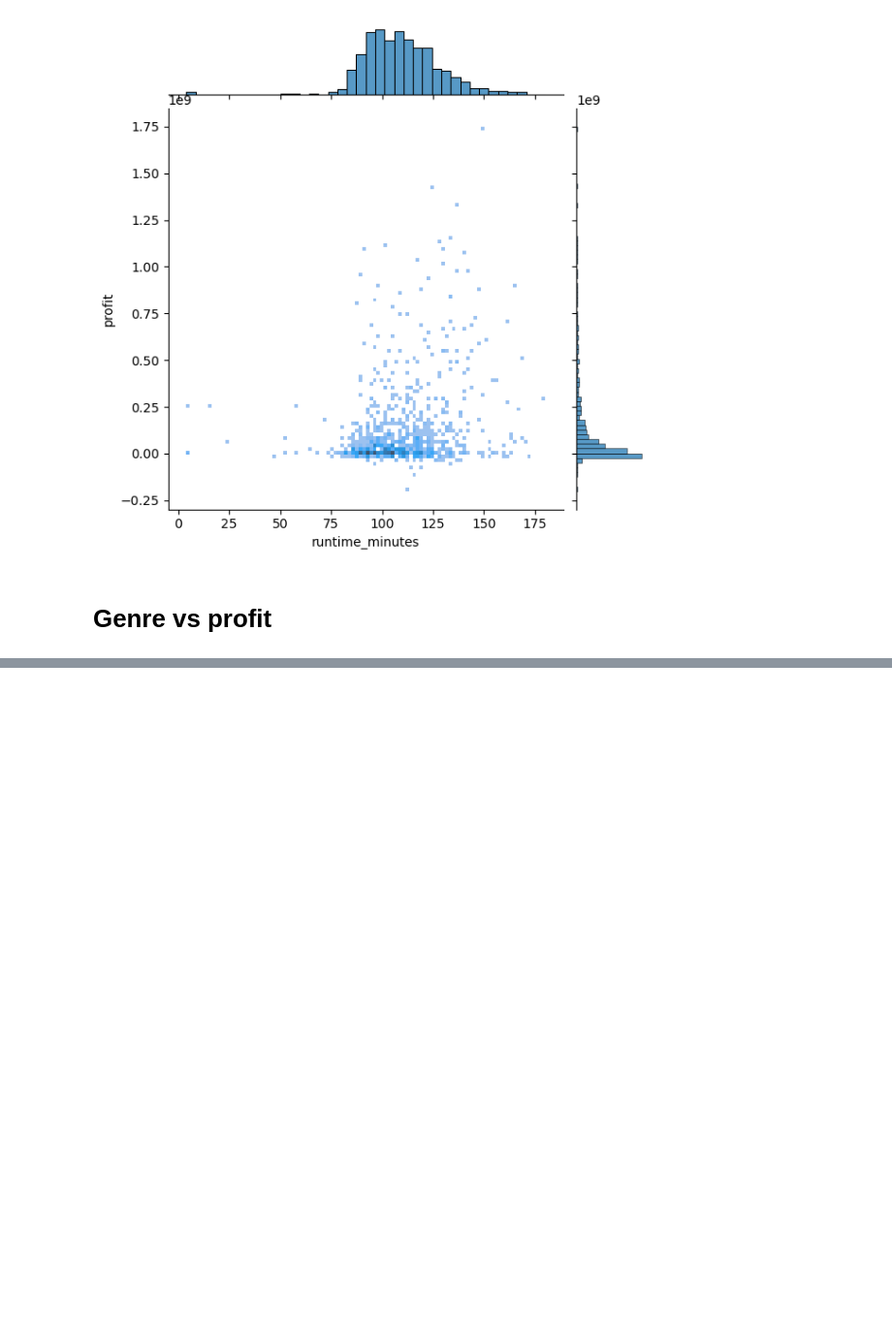
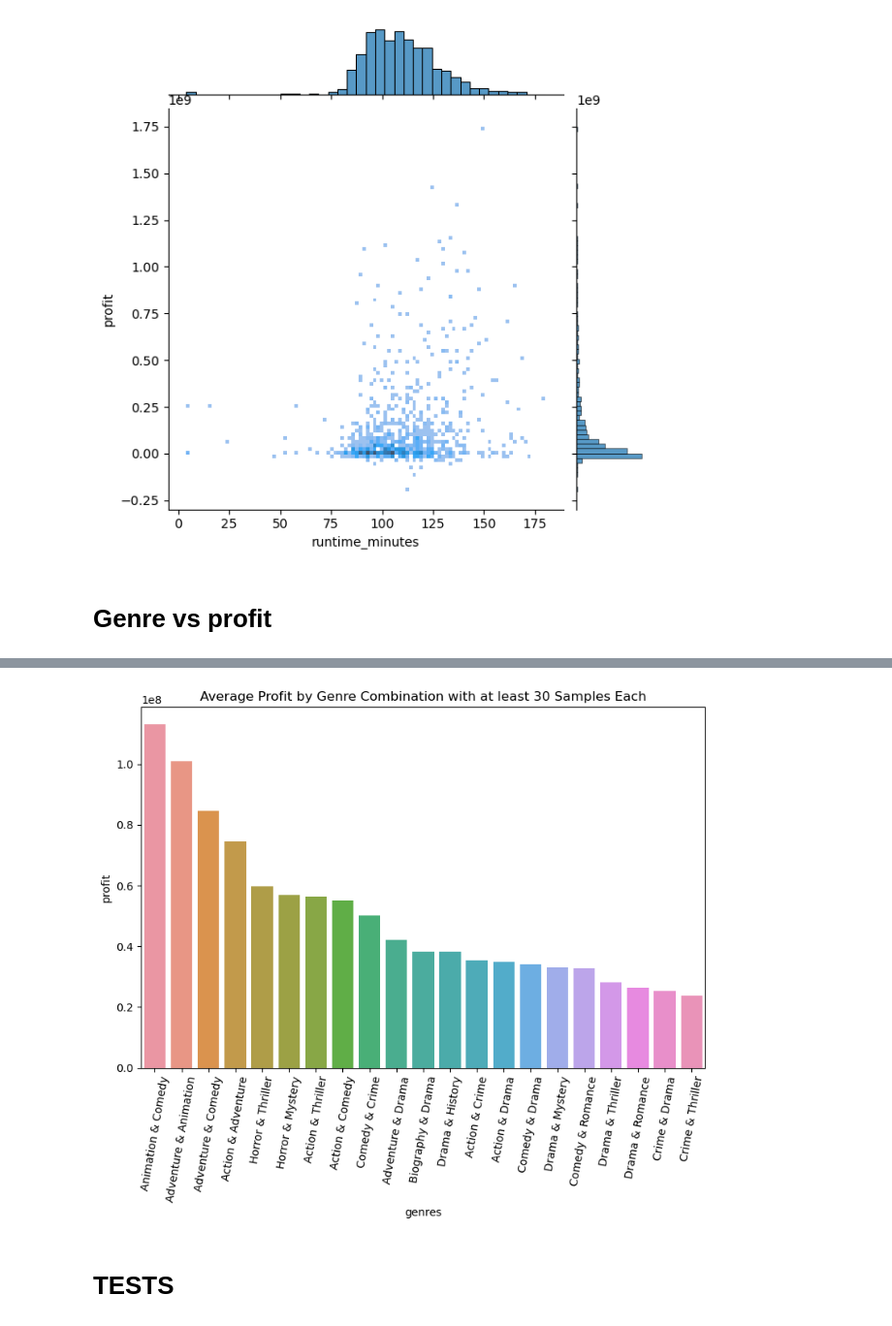
Before and after one commit to alexanderdaffara/Movies_Insights_EDA, a Jupyter notebook: Alex-Notebook.ipynb, the cells around one changed output, grey strips where cells are left out. Shown: that part at 97% size. Saved outputs shown, nothing was run; the diff lists cells and outputs as text; code cells hidden in the pictures; blank space fills up the shorter version.

```diff
--- a/Alex-Notebook.ipynb
+++ b/Alex-Notebook.ipynb
@@ -553,0 +499,32 @@ profit_genreTuples_df
+# %%
+# DATA FOR PROFIT PER GENRETUPLES WITH AT LEAST 30 SAMPLES EACH
+
+# reset grouped_tuples so its not just the top 20
+grouped_tuples_df = profit_genreTuples_df.groupby('genres').mean().sort_values(by='profit', ascending=False)
+
+# grouped_tuple_count_df has 129 unique genre-combo movies and single-genre movies (29 with over 30 samples)
+grouped_tuple_count_df = profit_genreTuples_df.groupby('genres').count()
+grouped_tuple_count_df = grouped_tuple_count_df.loc[grouped_tuple_count_df['profit'] > 30]
+tuple_profit_30samples_df = grouped_tuples_df.join(grouped_tuple_count_df, how='inner', rsuffix='_count').sort_values(by='profit', ascending=False)
+
+fig, ax = plt.subplots(figsize=(8,7))
+
+xlabels = []
+for g in tuple_profit_30samples_df.index:
+    if len(g) == 2:
+        xlabels.append('{} & {}'.format(g[0],g[1]))
+    else:
+        xlabels.append(g[0])
+
+sns.barplot(x=tuple_profit_30samples_df.index,
+            y='profit',
+            data=tuple_profit_30samples_df,
+            errwidth=0,
+            ax=ax).set(title='Average Profit by Genre Combination with at least 30 Samples Each', xticklabels=xlabels)
+plt.xticks(rotation=80)
+fig.tight_layout()
+plt.show()
+# %% [output]
+[figure, added]
+# %% [markdown]
+# TESTS
```
Also changed, not shown: parts of 13 cells of this notebook.
